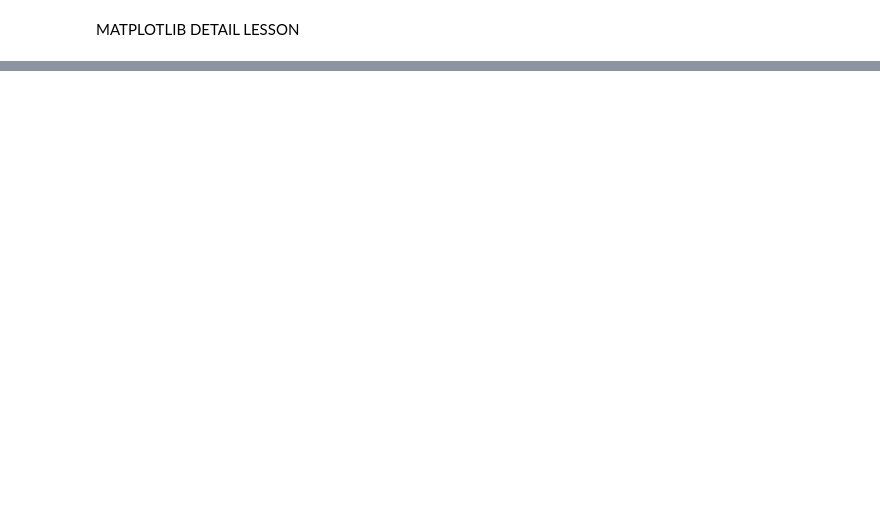
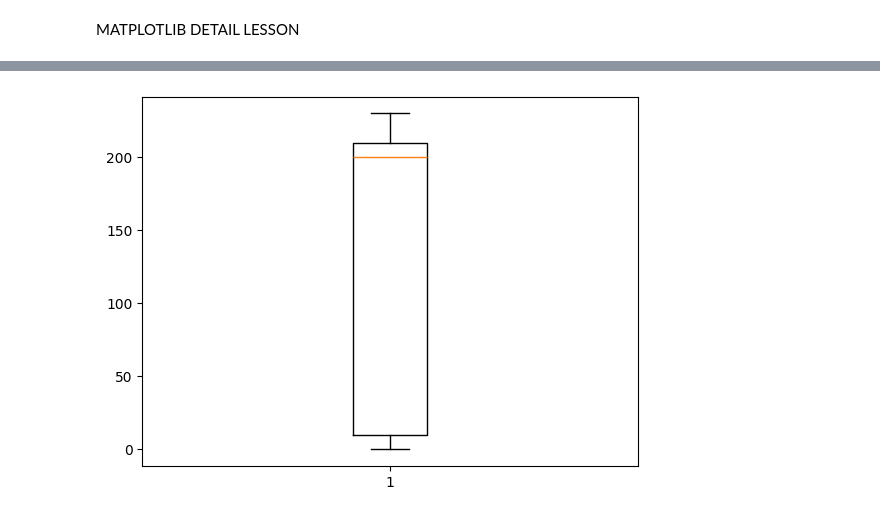
Before and after one commit to SoRaz049/Lesson, a Jupyter notebook: Learning/Matplot_learning.ipynb, the cells around one changed output, grey strips where cells are left out. Drawn from its saved outputs; the diff is of its cells as text; code cells hidden in the pictures; blank space fills up the shorter version.

```diff
--- a/Learning/Matplot_learning.ipynb
+++ b/Learning/Matplot_learning.ipynb
@@ -82,0 +98,12 @@ plt.show()
+# %%
+first = np.linspace(0,10,25)
+second = np.linspace(10,200,25)
+third = np.linspace(200,210, 25)
+fourth = np.linspace(210, 230, 25)
+
+data = np.concatenate((first, second, third, fourth))
+
+plt.boxplot(data)
+plt.show()
+# %% [output]
+[figure, added]
```
Also changed, not shown: parts of 13 cells of this notebook, 1 other file.
